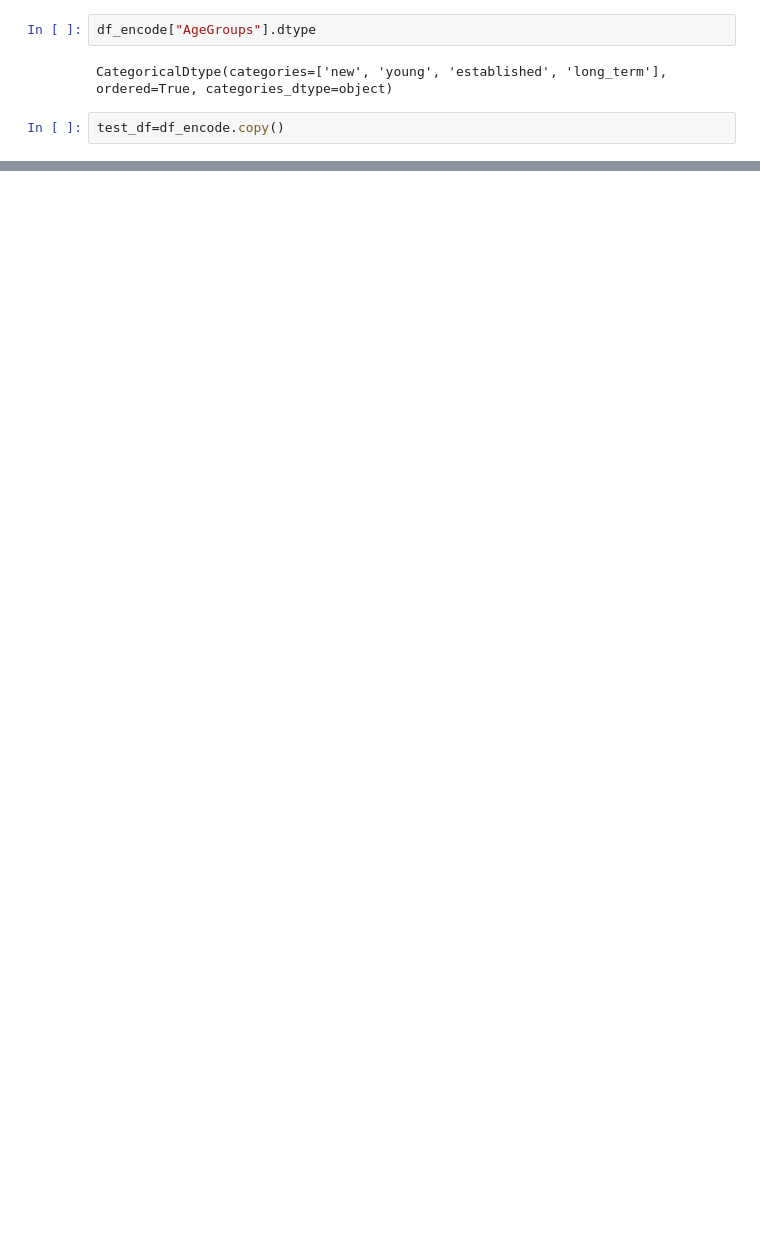
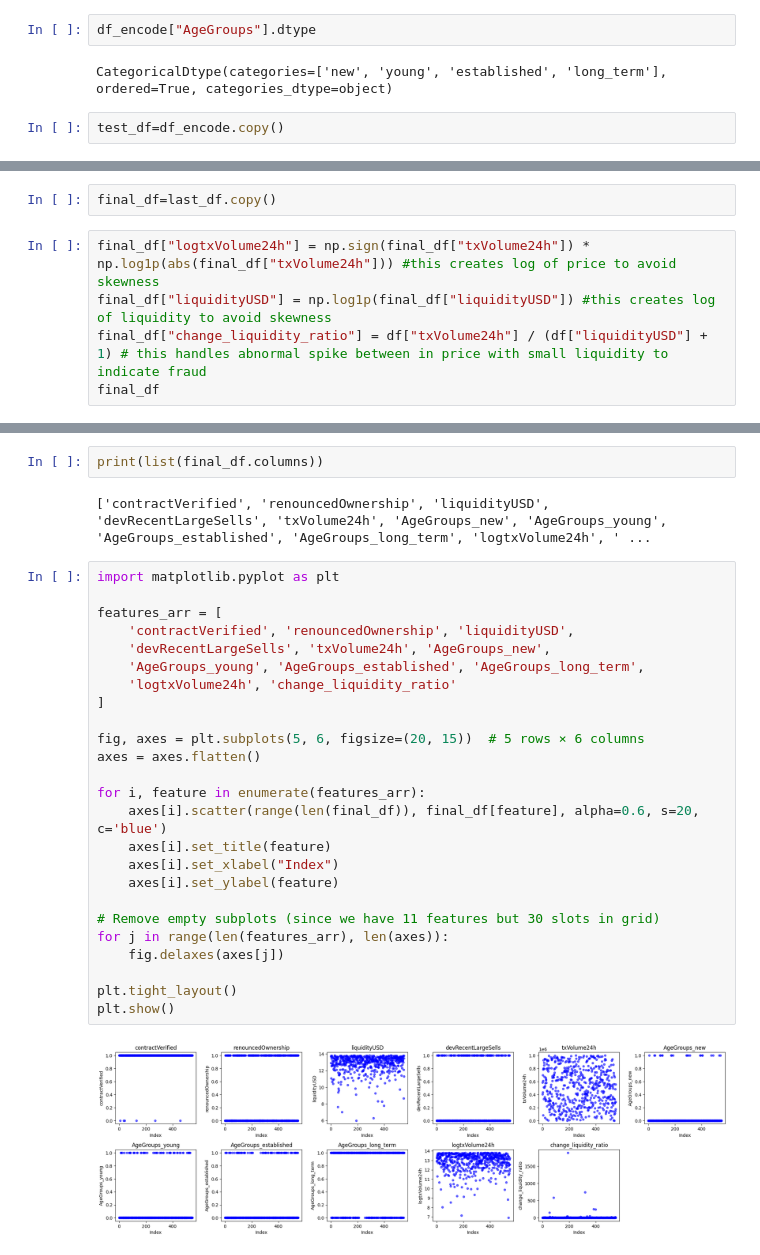
Before and after one commit to LaiTechTinker/Datascinceproject, a Jupyter notebook: Block_intel_onchain.ipynb, the cells around one changed output, grey strips where cells are left out. Saved outputs shown, nothing was run; the diff lists cells and outputs as text; blank space fills up the shorter version.

```diff
--- a/Block_intel_onchain.ipynb
+++ b/Block_intel_onchain.ipynb
@@ -167,3 +167,10 @@ last_df
 | 548 | 1 | 1 | 960210 | 0 | 286616 | 0 | ... |
 | 549 | 1 | 1 | 725138 | 0 | 178357 | 0 | ... |
 550 rows × 9 columns
+# %%
+final_df=last_df.copy()
+# %%
+final_df["logtxVolume24h"] = np.sign(final_df["txVolume24h"]) * np.log1p(abs(final_df["txVolume24h"])) #this creates log of price to avoid skewness
+final_df["liquidityUSD"] = np.log1p(final_df["liquidityUSD"]) #this creates log of liquidity to avoid skewness
+final_df["change_liquidity_ratio"] = df["txVolume24h"] / (df["liquidityUSD"] + 1) # this handles abnormal spike between in price with small liquidity to indicate fraud
+final_df
@@ -169,0 +235,31 @@ last_df
+# %%
+print(list(final_df.columns))
+# %% [output]
+['contractVerified', 'renouncedOwnership', 'liquidityUSD', 'devRecentLargeSells', 'txVolume24h', 'AgeGroups_new', 'AgeGroups_young', 'AgeGroups_established', 'AgeGroups_long_term', 'logtxVolume24h', ' ...
+# %%
+import matplotlib.pyplot as plt
+
+features_arr = [
+    'contractVerified', 'renouncedOwnership', 'liquidityUSD',
+    'devRecentLargeSells', 'txVolume24h', 'AgeGroups_new',
+    'AgeGroups_young', 'AgeGroups_established', 'AgeGroups_long_term',
+    'logtxVolume24h', 'change_liquidity_ratio'
+]
+
+fig, axes = plt.subplots(5, 6, figsize=(20, 15))  # 5 rows × 6 columns
+axes = axes.flatten()
+
+for i, feature in enumerate(features_arr):
+    axes[i].scatter(range(len(final_df)), final_df[feature], alpha=0.6, s=20, c='blue')
+    axes[i].set_title(feature)
+    axes[i].set_xlabel("Index")
+    axes[i].set_ylabel(feature)
+
+# Remove empty subplots (since we have 11 features but 30 slots in grid)
+for j in range(len(features_arr), len(axes)):
+    fig.delaxes(axes[j])
+
+plt.tight_layout()
+plt.show()
+# %% [output]
+[figure, added]
```
Also changed, not shown: parts of 11 cells of this notebook.
